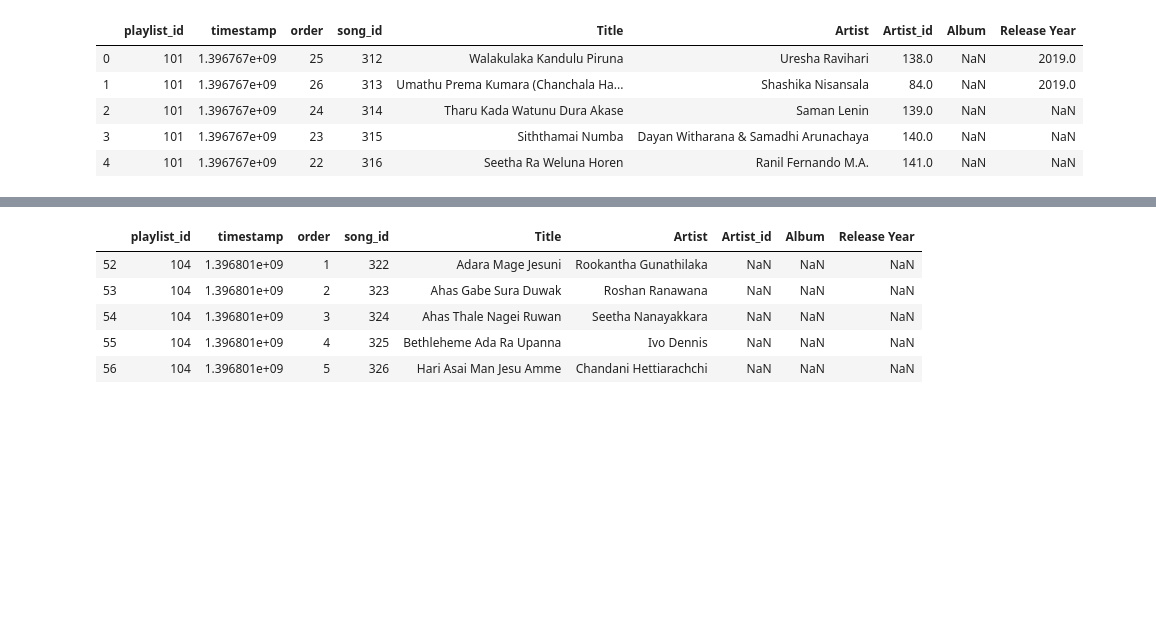
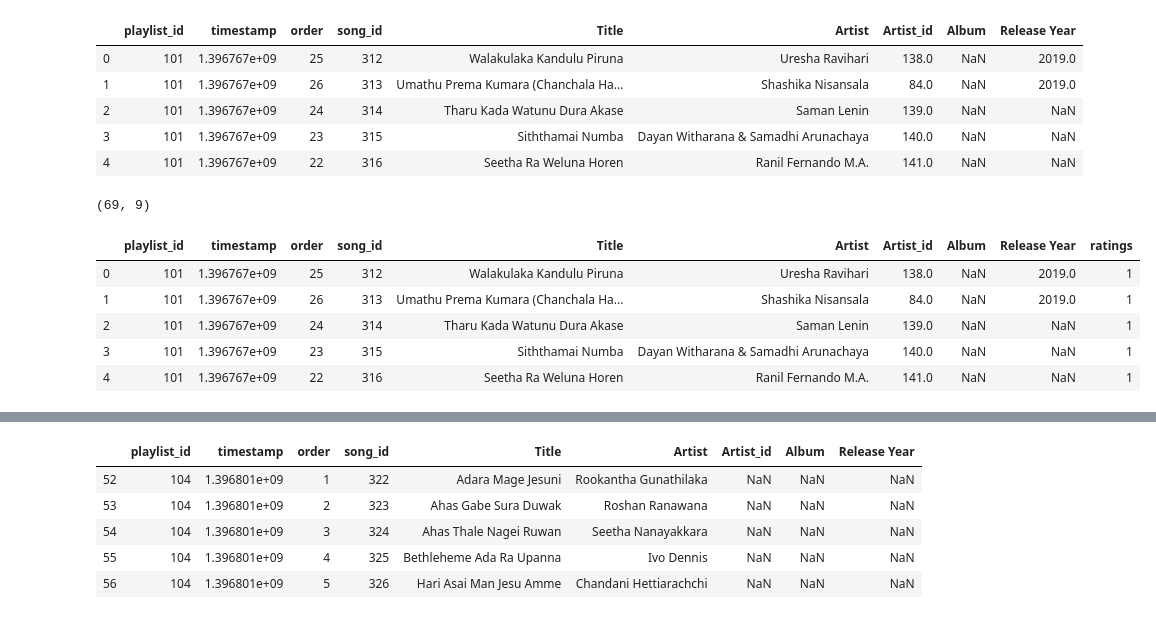
Before and after one commit to helabeat/Recommendation-Algorithms, a Jupyter notebook: Automatic_Playlist_Continuation/Automatic_Playlist_Continuation_Hybrid.ipynb, the cells around one changed output, grey strips where cells are left out. Saved outputs shown, nothing was run; the diff lists cells and outputs as text; code cells hidden in the pictures; blank space fills up the shorter version.

```diff
--- a/Automatic_Playlist_Continuation/Untitled.ipynb
+++ b/Automatic_Playlist_Continuation/Automatic_Playlist_Continuation_Hybrid.ipynb
@@ -52,6 +56,20 @@ df_merge.head()
 | 2 | 101 | 1.396767e+09 | 24 | 314 | Tharu Kada Watunu Dura Akase | Saman Lenin | 139.0 | NaN | NaN |
 | 3 | 101 | 1.396767e+09 | 23 | 315 | Siththamai Numba | Dayan Witharana & Samadhi Arunachaya | 140.0 | NaN | NaN |
 | 4 | 101 | 1.396767e+09 | 22 | 316 | Seetha Ra Weluna Horen | Ranil Fernando M.A. | 141.0 | NaN | NaN |
+# %%
+df_merge.shape
+# %% [output]
+(69, 9)
+# %%
+df_merge['ratings'] = np.ones((69,), dtype=int)
+df_merge.head()
+# %% [output]
+|  | playlist_id | timestamp | order | song_id | Title | Artist | Artist_id | Album | Release Year | ratings |
+| 0 | 101 | 1.396767e+09 | 25 | 312 | Walakulaka Kandulu Piruna | Uresha Ravihari | 138.0 | NaN | 2019.0 | 1 |
+| 1 | 101 | 1.396767e+09 | 26 | 313 | Umathu Prema Kumara (Chanchala Ha... | Shashika Nisansala | 84.0 | NaN | 2019.0 | 1 |
+| 2 | 101 | 1.396767e+09 | 24 | 314 | Tharu Kada Watunu Dura Akase | Saman Lenin | 139.0 | NaN | NaN | 1 |
+| 3 | 101 | 1.396767e+09 | 23 | 315 | Siththamai Numba | Dayan Witharana & Samadhi Arunachaya | 140.0 | NaN | NaN | 1 |
+| 4 | 101 | 1.396767e+09 | 22 | 316 | Seetha Ra Weluna Horen | Ranil Fernando M.A. | 141.0 | NaN | NaN | 1 |
 # %%
 # playlists with particular set of songs using a word2vec model
 def get_playlist_name(playlist_id, df_merge):
```
Also changed, not shown: parts of 10 cells of this notebook, 4 other files.
